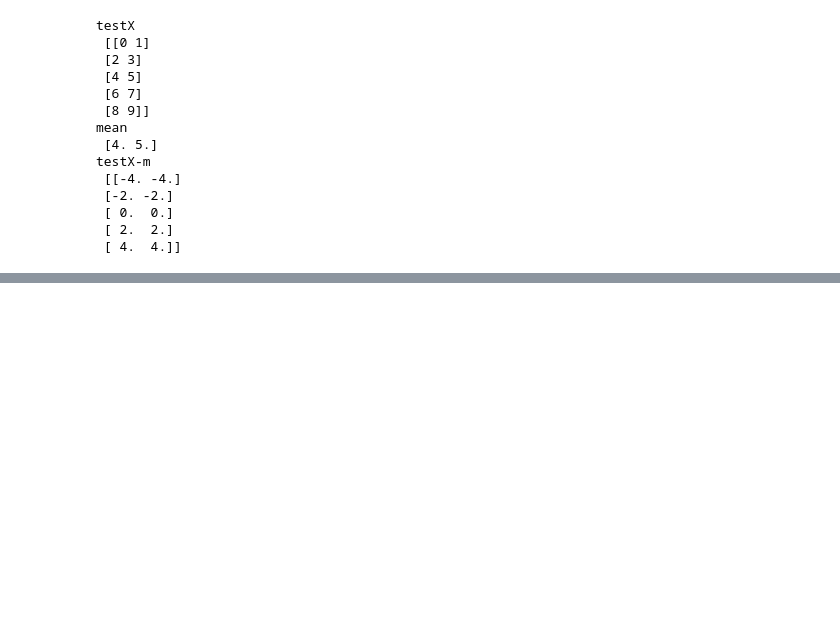
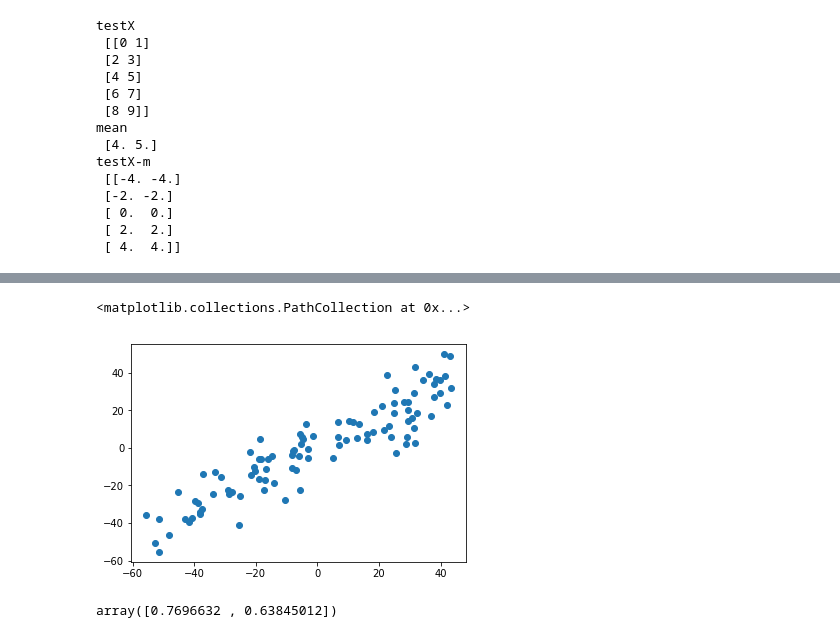
Before and after one commit to gaoxingliang/learnpython, a Jupyter notebook: Python3玩转机器学习/07_PCA与梯度上升/01_PCA.ipynb, the cells around one changed output, grey strips where cells are left out. Drawn from its saved outputs; the diff is of its cells as text; code cells hidden in the pictures; blank space fills up the shorter version.

```diff
--- a/Python3玩转机器学习/07_PCA与梯度上升/01_PCA.ipynb
+++ b/Python3玩转机器学习/07_PCA与梯度上升/01_PCA.ipynb
@@ -191,0 +206,12 @@ plt.plot([0, w2[0] * 100], [0, w2[1] * 100], color="r")
+# %%
+X = np.empty((100,2))
+np.random.seed = 666
+X[:, 0] = np.random.uniform(0., 100., size=100)
+X[:, 1] = 0.75 * X[:, 0] + 3. + np.random.normal(0, 10., size=100)
+# %%
+X = demean(X)
+# %%
+plt.scatter(X[:, 0], X[:, 1])
+# %% [output]
+<matplotlib.collections.PathCollection at 0x...>
+[figure, added]
@@ -191,0 +236,7 @@ plt.plot([0, w2[0] * 100], [0, w2[1] * 100], color="r")
+# %%
+initial_w = np.random.random(X.shape[1])
+eta = 0.01
+w = first_compnent(X, initial_w, eta)
+w
+# %% [output]
+array([0.7696632 , 0.63845012])
```
Also changed, not shown: parts of 18 cells of this notebook, 4 other files.
